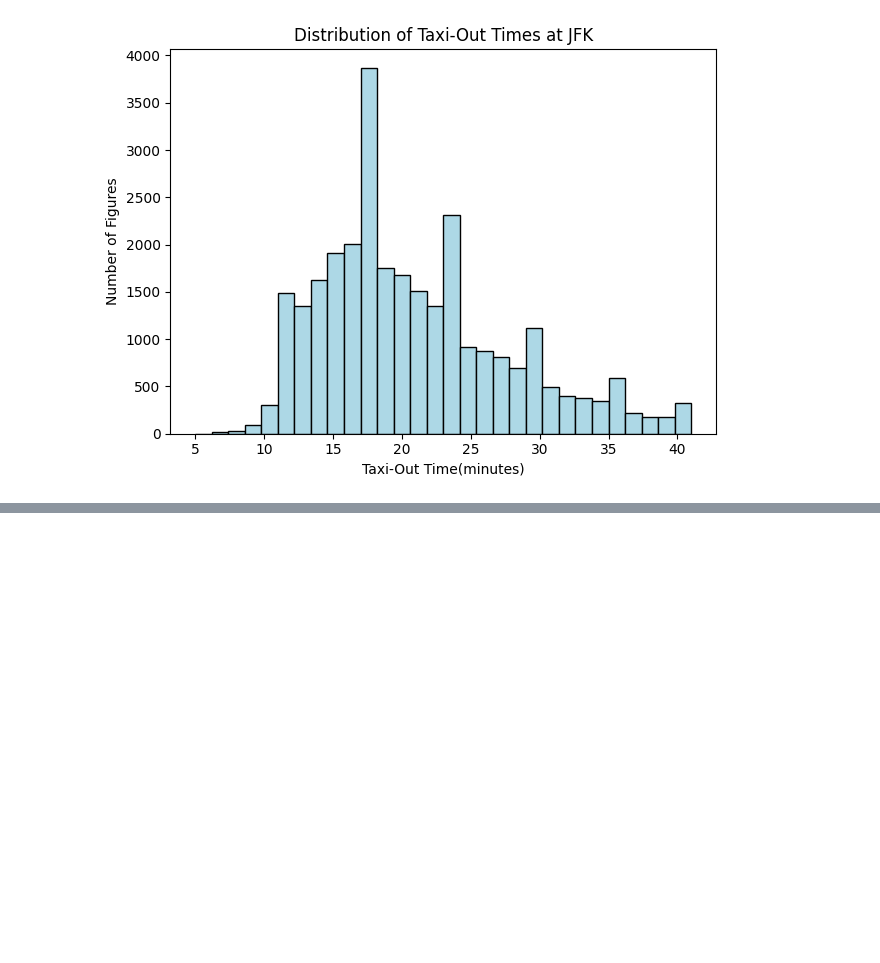
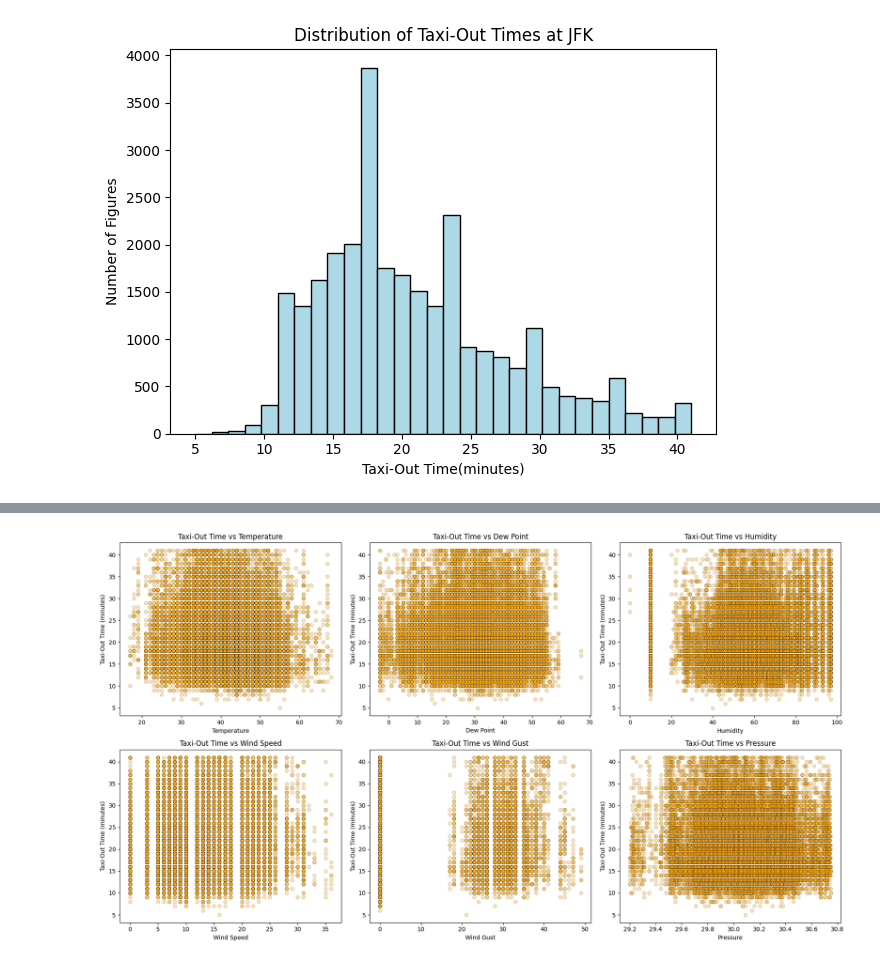
Before and after one commit to bytesbyt/ds_lr_predicting_taxi_out_delay, a Jupyter notebook: ds_predicting_taxi_out_delay.ipynb, the cells around one changed output, grey strips where cells are left out. Drawn from its saved outputs; the diff is of its cells as text; code cells hidden in the pictures; blank space fills up the shorter version.

```diff
--- a/ds_predicting_taxi_out_delay.ipynb
+++ b/ds_predicting_taxi_out_delay.ipynb
@@ -240,0 +269,21 @@ plt.tight_layout()
+# %%
+# Define weather-related columns
+weather_columns = ['temperature', 'dew_point', 'humidity', 'wind_speed', 'wind_gust', 'pressure']
+
+# Create a 2x3 subplot layout
+fig, axes = plt.subplots(2, 3, figsize=(18, 10))
+
+# Loop through weather columns and create scatter plots
+for ax, col in zip(axes.flatten(), weather_columns):
+    sns.scatterplot(data=df, x=col, y='taxi_out', alpha=0.3, ax=ax, color='orange', edgecolor='black')
+    ax.set_xlabel(col.replace('_', ' ').title())
+    ax.set_ylabel('Taxi-Out Time (minutes)')
+    ax.set_title(f'Taxi-Out Time vs {col.replace("_", " ").title()}')
+
+# Adjust layout
+plt.tight_layout()
+
+# Show the plots
+plt.show()
+# %% [output]
+[figure, added]
```
Also changed, not shown: parts of 2 cells of this notebook, 1 other file.
